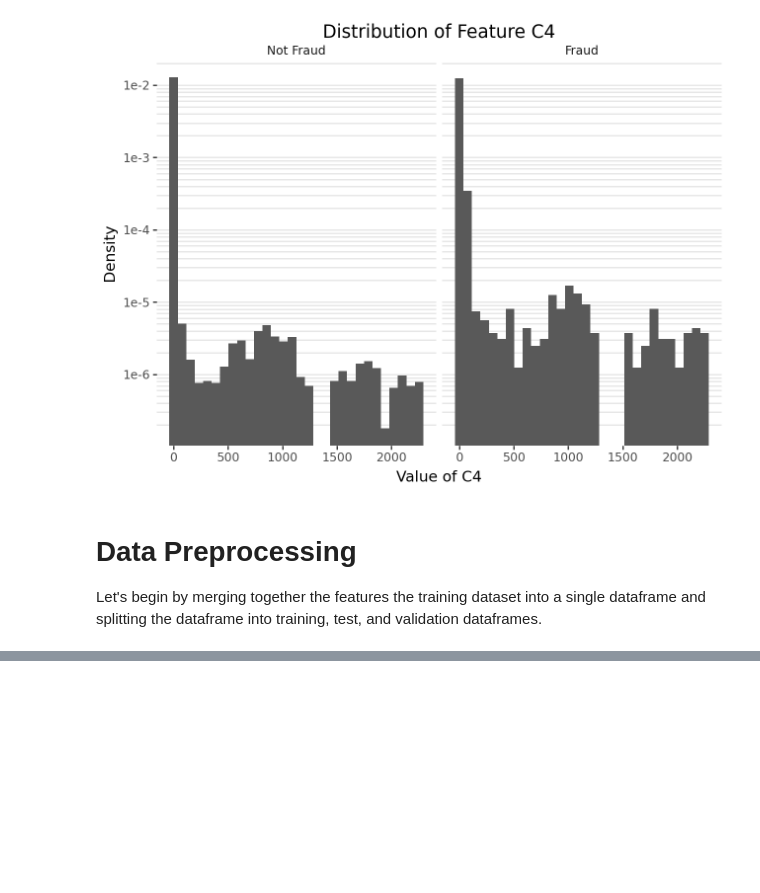
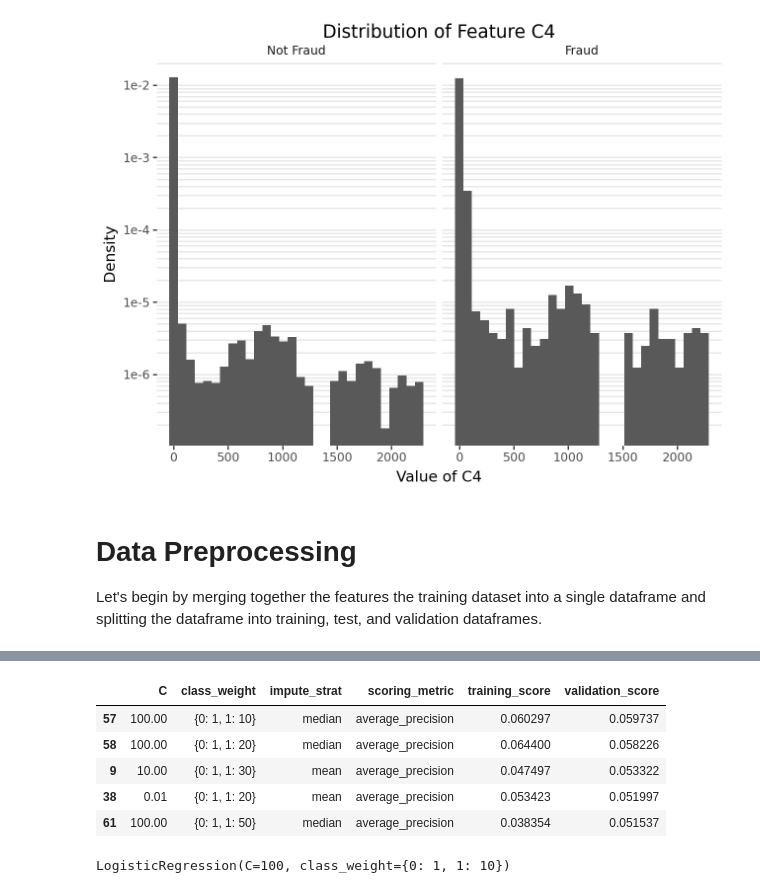
Before and after one commit to JonMcEntee/ieee-cis-fraud-detection, a Jupyter notebook: IEEE_CIS_Fraud_Detection.ipynb, the cells around one changed output, grey strips where cells are left out. Saved outputs shown, nothing was run; the diff lists cells and outputs as text; code cells hidden in the pictures; blank space fills up the shorter version.

```diff
--- a/IEEE_CIS_Fraud_Detection.ipynb
+++ b/IEEE_CIS_Fraud_Detection.ipynb
@@ -877,0 +805,10 @@ run_grid_search(HistGradientBoostingClassifier, X_train, y_train, untested_combo
+# %%
+pd.read_csv("./drive/My Drive/ieee-fraud-detection/output/lr_results.csv")\
+.sort_values(by="validation_score", ascending=False).head()
+# %% [output]
+|  | C | class_weight | impute_strat | scoring_metric | training_score | validation_score |
+| 57 | 100.00 | {0: 1, 1: 10} | median | average_precision | 0.060297 | 0.059737 |
+| 58 | 100.00 | {0: 1, 1: 20} | median | average_precision | 0.064400 | 0.058226 |
+| 9 | 10.00 | {0: 1, 1: 30} | mean | average_precision | 0.047497 | 0.053322 |
+| 38 | 0.01 | {0: 1, 1: 20} | mean | average_precision | 0.053423 | 0.051997 |
+| 61 | 100.00 | {0: 1, 1: 50} | median | average_precision | 0.038354 | 0.051537 |
@@ -877,0 +836,5 @@ run_grid_search(HistGradientBoostingClassifier, X_train, y_train, untested_combo
+# %%
+clf = LogisticRegression(C = 100, class_weight={0: 1, 1: 10})
+clf.fit(X_train, y_train)
+# %% [output]
+LogisticRegression(C=100, class_weight={0: 1, 1: 10})
```
Also changed, not shown: parts of 68 cells of this notebook.
